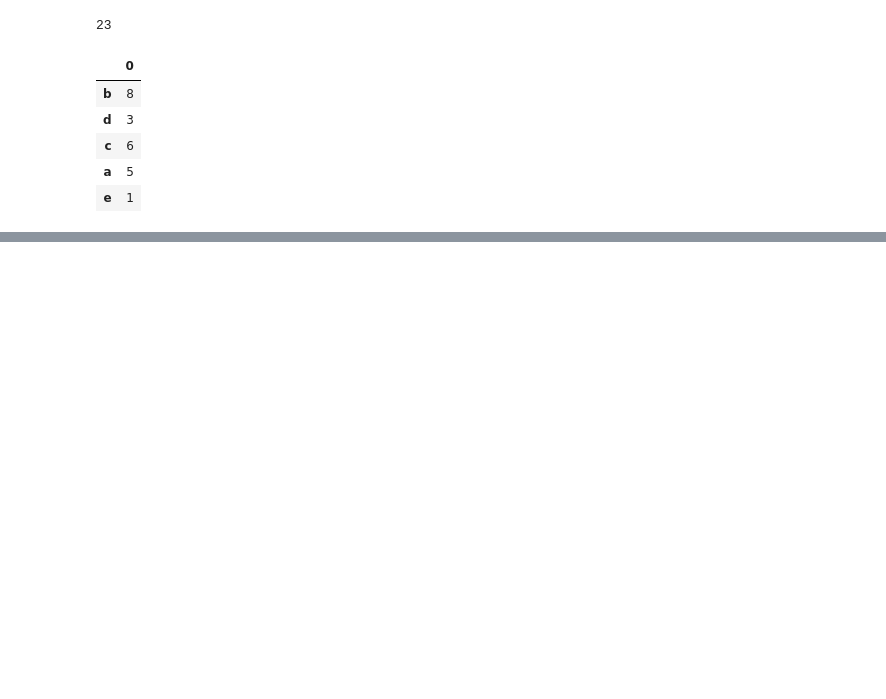
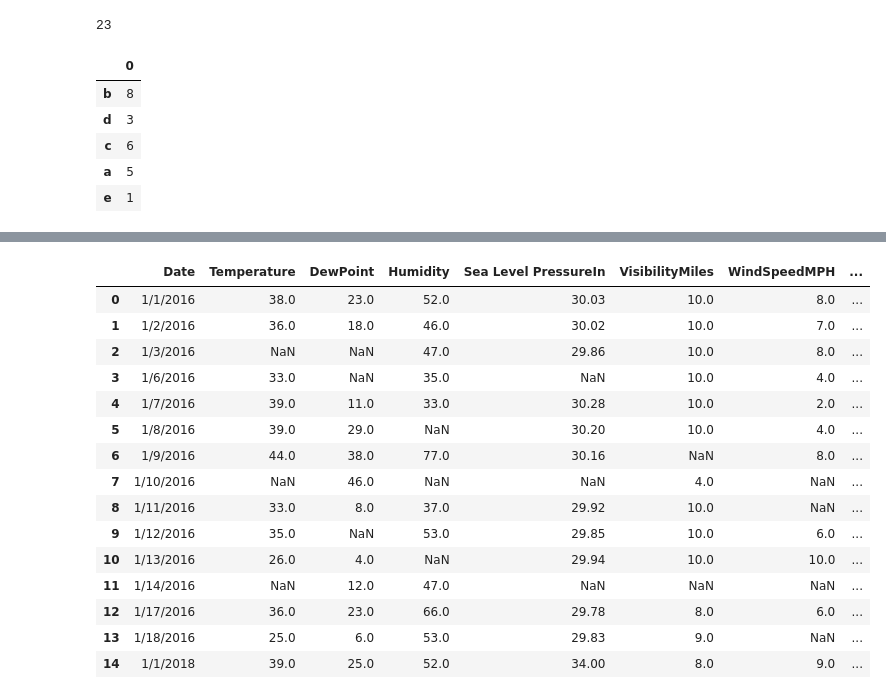
Before and after one commit to harshilgohil04/BIA_LMS-, a Jupyter notebook: pandas_manipulation.ipynb, the cells around one changed output, grey strips where cells are left out. Drawn from its saved outputs; the diff is of its cells as text; code cells hidden in the pictures; blank space fills up the shorter version.

```diff
--- a/pandas_manipulation.ipynb
+++ b/pandas_manipulation.ipynb
@@ -88,0 +134,7 @@ df
+# %%
+# add columns
+
+values=np.arange(30,44)
+values
+df["new col"]=values
+df.head()
@@ -88,0 +148,4 @@ df
+# %%
+# remove column
+df.drop("new col",axis=1,inplace=True)
+df
@@ -88,0 +168,21 @@ df
+# %%
+# add new row
+df.loc[14] = ["1/1/2018",39,25,52,34,8,9,"Sunny"]
+df
+# %% [output]
+|  | Date | Temperature | DewPoint | Humidity | Sea Level PressureIn | VisibilityMiles | WindSpeedMPH | ... |
+| 0 | 1/1/2016 | 38.0 | 23.0 | 52.0 | 30.03 | 10.0 | 8.0 | ... |
+| 1 | 1/2/2016 | 36.0 | 18.0 | 46.0 | 30.02 | 10.0 | 7.0 | ... |
+| 2 | 1/3/2016 | NaN | NaN | 47.0 | 29.86 | 10.0 | 8.0 | ... |
+| 3 | 1/6/2016 | 33.0 | NaN | 35.0 | NaN | 10.0 | 4.0 | ... |
+| 4 | 1/7/2016 | 39.0 | 11.0 | 33.0 | 30.28 | 10.0 | 2.0 | ... |
+| 5 | 1/8/2016 | 39.0 | 29.0 | NaN | 30.20 | 10.0 | 4.0 | ... |
+| 6 | 1/9/2016 | 44.0 | 38.0 | 77.0 | 30.16 | NaN | 8.0 | ... |
+| 7 | 1/10/2016 | NaN | 46.0 | NaN | NaN | 4.0 | NaN | ... |
+| 8 | 1/11/2016 | 33.0 | 8.0 | 37.0 | 29.92 | 10.0 | NaN | ... |
+| 9 | 1/12/2016 | 35.0 | NaN | 53.0 | 29.85 | 10.0 | 6.0 | ... |
+| 10 | 1/13/2016 | 26.0 | 4.0 | NaN | 29.94 | 10.0 | 10.0 | ... |
+| 11 | 1/14/2016 | NaN | 12.0 | 47.0 | NaN | NaN | NaN | ... |
+| 12 | 1/17/2016 | 36.0 | 23.0 | 66.0 | 29.78 | 8.0 | 6.0 | ... |
+| 13 | 1/18/2016 | 25.0 | 6.0 | 53.0 | 29.83 | 9.0 | NaN | ... |
+| 14 | 1/1/2018 | 39.0 | 25.0 | 52.0 | 34.00 | 8.0 | 9.0 | ... |
```
Also changed, not shown: parts of 31 cells of this notebook.
